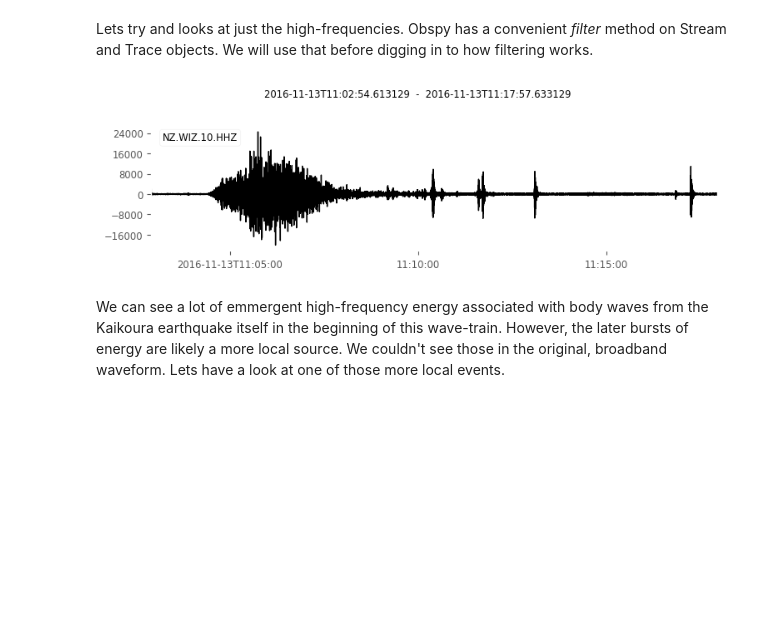
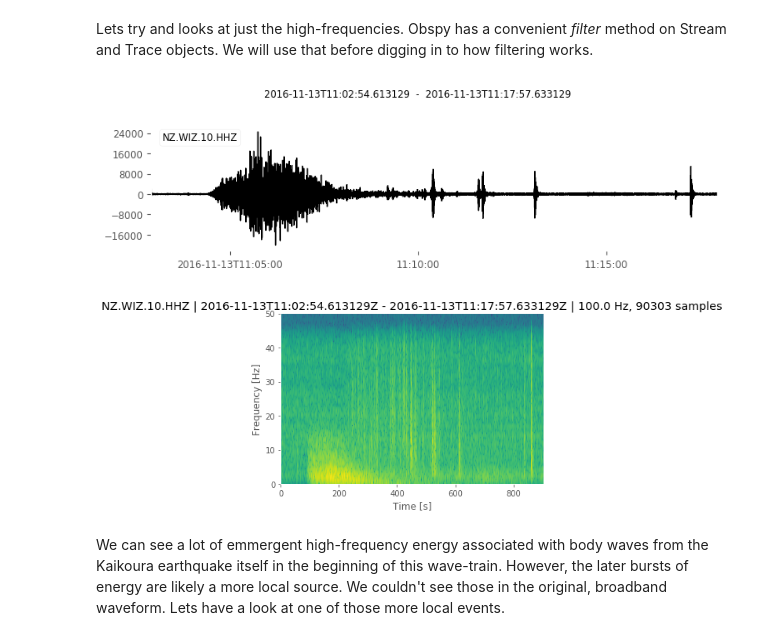
Before and after one commit to calum-chamberlain/GPHS445_notebooks, a Jupyter notebook: 1_Processing_and_recording/4_Filtering_Resampling.ipynb, the cells around one changed output. Drawn from its saved outputs; the diff is of its cells as text; code cells hidden in the pictures; blank space fills up the shorter version.

```diff
--- a/1_Processing_and_recording/4_Filtering_Resampling.ipynb
+++ b/1_Processing_and_recording/4_Filtering_Resampling.ipynb
@@ -60,8 +60,10 @@ filtering works.
 # %%
 st_highpass = st.copy().filter("highpass", freq=2.)
 fig = st_highpass.plot()
+fig = st_highpass.spectrogram(dbscale=True)
 # %% [output]
 [figure]
+[figure, added]
 # %% [markdown]
 We can see a lot of emmergent high-frequency energy associated with body waves from the Kaikoura earthquake itself in the
 beginning of this wave-train. However, the later bursts of energy are likely a more local source. We couldn't see those in
```
Also changed, not shown: parts of 4 cells of this notebook, 4 other files.
